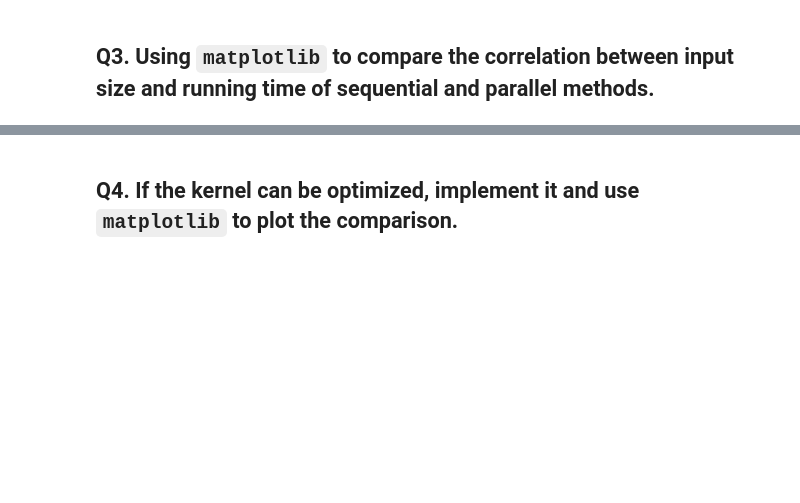
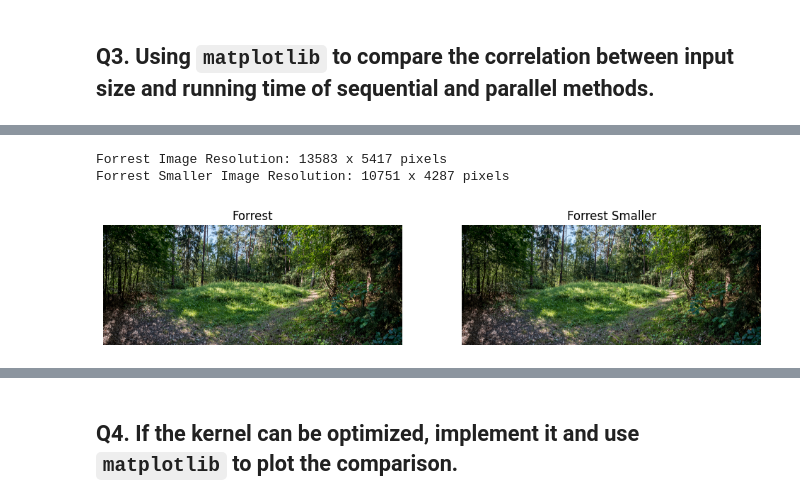
Before and after one commit to prisacarualex/opencl_pc, a Jupyter notebook: PARMAI_Ex5_OpenCL.ipynb, the cells around one changed output, grey strips where cells are left out. Saved outputs shown, nothing was run; the diff lists cells and outputs as text; code cells hidden in the pictures; blank space fills up the shorter version.

```diff
--- a/PARMAI_Ex5_OpenCL.ipynb
+++ b/PARMAI_Ex5_OpenCL.ipynb
@@ -997,0 +1584,36 @@ TO-DO
+# %%
+import matplotlib.pyplot as plt
+from PIL import Image
+
+# Load the images
+input_image = Image.open('forrest.jpg')
+output_image = Image.open('forrest_smaller.jpg')
+
+# Print the resolution of the images
+input_resolution = input_image.size  # (width, height)
+output_resolution = output_image.size  # (width, height)
+
+print(f'Forrest Image Resolution: {input_resolution[0]} x {input_resolution[1]} pixels')
+print(f'Forrest Smaller Image Resolution: {output_resolution[0]} x {output_resolution[1]} pixels')
+
+# Create a figure to display the images
+plt.figure(figsize=(12, 6))
+
+# Plot the input image
+plt.subplot(1, 2, 1)  # 1 row, 2 columns, 1st subplot
+plt.imshow(input_image)
+plt.title('Forrest')
+plt.axis('off')  # Hide axes
+
+# Plot the output image
+plt.subplot(1, 2, 2)  # 1 row, 2 columns, 2nd subplot
+plt.imshow(output_image)
+plt.title('Forrest Smaller')
+plt.axis('off')  # Hide axes
+
+# Show the plot
+plt.show()
+# %% [output]
+Forrest Image Resolution: 13583 x 5417 pixels
+Forrest Smaller Image Resolution: 10751 x 4287 pixels
+[figure, added]
```
Also changed, not shown: parts of 27 cells of this notebook.
